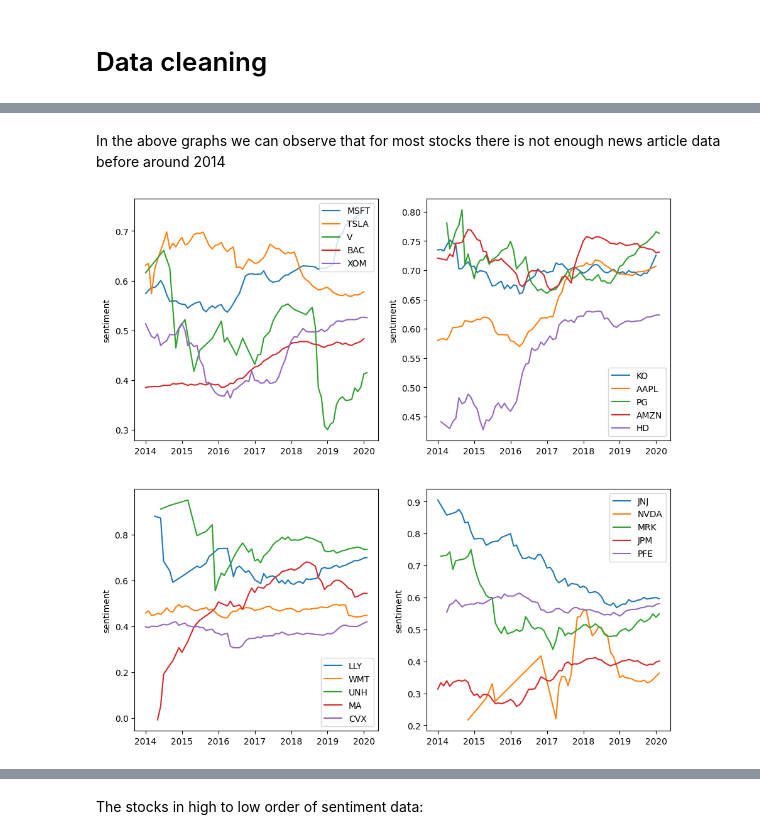
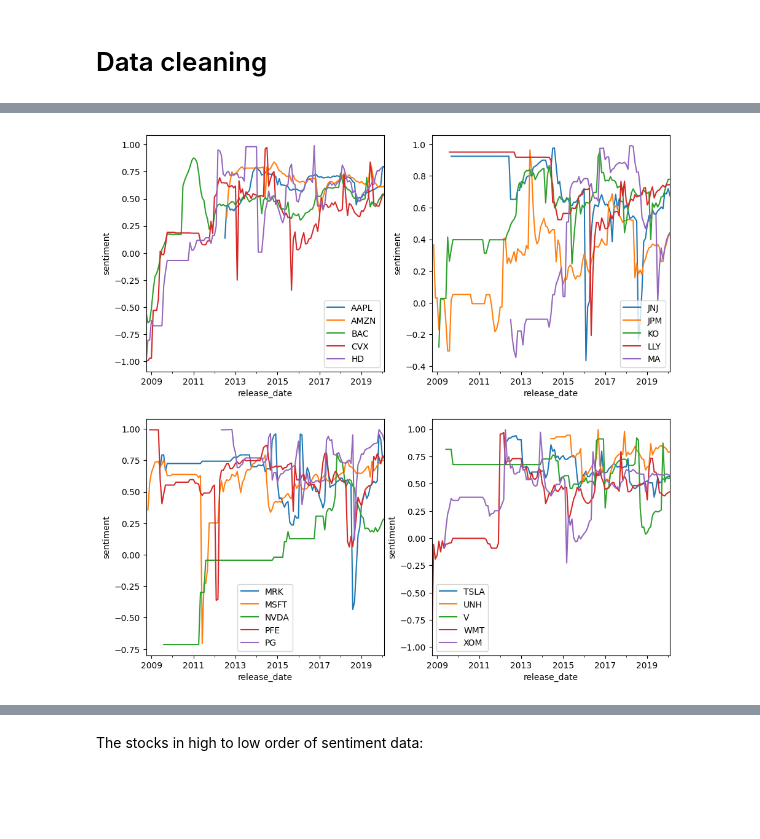
Before and after one commit to DerkNiessink/Project_SDA, a Jupyter notebook: src/Sentiment Timeseries.ipynb, the cells around one changed output, grey strips where cells are left out. Saved outputs shown, nothing was run; the diff lists cells and outputs as text; code cells hidden in the pictures; blank space fills up the shorter version.

```diff
--- a/src/Sentiment Timeseries.ipynb
+++ b/src/Sentiment Timeseries.ipynb
@@ -95,0 +213,10 @@ print(tickers)
+# %%
+for ticker in sentiment_df.columns:
+    sentiment_data_df[f"{ticker}_run_mean"] = float("nan")
+    months, average_sentiments = CMA_monthly(ticker, sentiment_df, 15)
+    for month, average_sentiment in zip(months, average_sentiments):
+        sentiment_data_df.loc[month, f"{ticker}_run_mean"] = average_sentiment
+
+sentiment_data_df = sentiment_data_df.reindex(sorted(sentiment_data_df.columns), axis=1)
+sentiment_data_df = sentiment_data_df.fillna(method="ffill")
+sentiment_data_df["BAC_run_mean"]
@@ -96,13 +254,26 @@ print(tickers)
 # %%
-plt.figure(figsize= (11, 11))
-for i, five_tickers in enumerate(tickers):
-    i+=1
-    plt.subplot(2, 2, i)
+def plot_sentiment(df, sentiment_df, title):
 
-    for ticker in five_tickers:
-        dates, sentiment = monthly_average(ticker_dict[ticker])
-        plt.plot(dates, sentiment, label = ticker)
-    plt.ylabel("sentiment")
-    plt.legend()
+    # Group the tickers by 5 so the plot doesn't get too crowded
+    tickers = []
+    five_tickers = []
+    for i, ticker in enumerate(sentiment_df.columns):
+        i+=1
+        five_tickers.append(ticker)
+        if i % 5 == 0:
+            tickers.append(five_tickers)
+            five_tickers = []
 
-plt.show()
+
+    plt.figure(figsize= (11, 11))
+    for i, five_tickers in enumerate(tickers):
+        i+=1
+        plt.subplot(2, 2, i)
+
+        for ticker in five_tickers:
+            df[f"{ticker}_run_mean"].plot()
+        plt.ylabel("sentiment")
+        plt.legend(five_tickers)
+
+    plt.title(title)
+    plt.show()
@@ -111,2 +279,0 @@ plt.show()
-# %% [markdown]
-In the above graphs we can observe that for most stocks there is not enough news article data before around 2014
@@ -123,21 +280,4 @@ def cut_data(dates, sentiments, start_date):
-# %%
-plt.figure(figsize= (11, 11))
-for i, five_tickers in enumerate(tickers):
-    i+=1
-    plt.subplot(2, 2, i)
-
-    for ticker in five_tickers:
-        dates, sentiment = monthly_average(ticker_dict[ticker])
-
-        # Remove all data from before 2014 and save in the ticker_dict
-        cut_dates, cut_sentiment = cut_data(dates, sentiment, dt(2014, 1, 1).date())
-        ticker_dict[ticker] = list(zip(cut_dates, cut_sentiment))
-
-        plt.plot(cut_dates, cut_sentiment, label = ticker)
-
-    plt.ylabel("sentiment")
-    plt.legend()
-
-plt.show()
-# %% [output]
-[figure, removed]
+# %%
+plot_sentiment(sentiment_data_df, sentiment_df, "")
+# %% [output]
+[figure, added]
```
Also changed, not shown: parts of 52 cells of this notebook, 2 other files.
